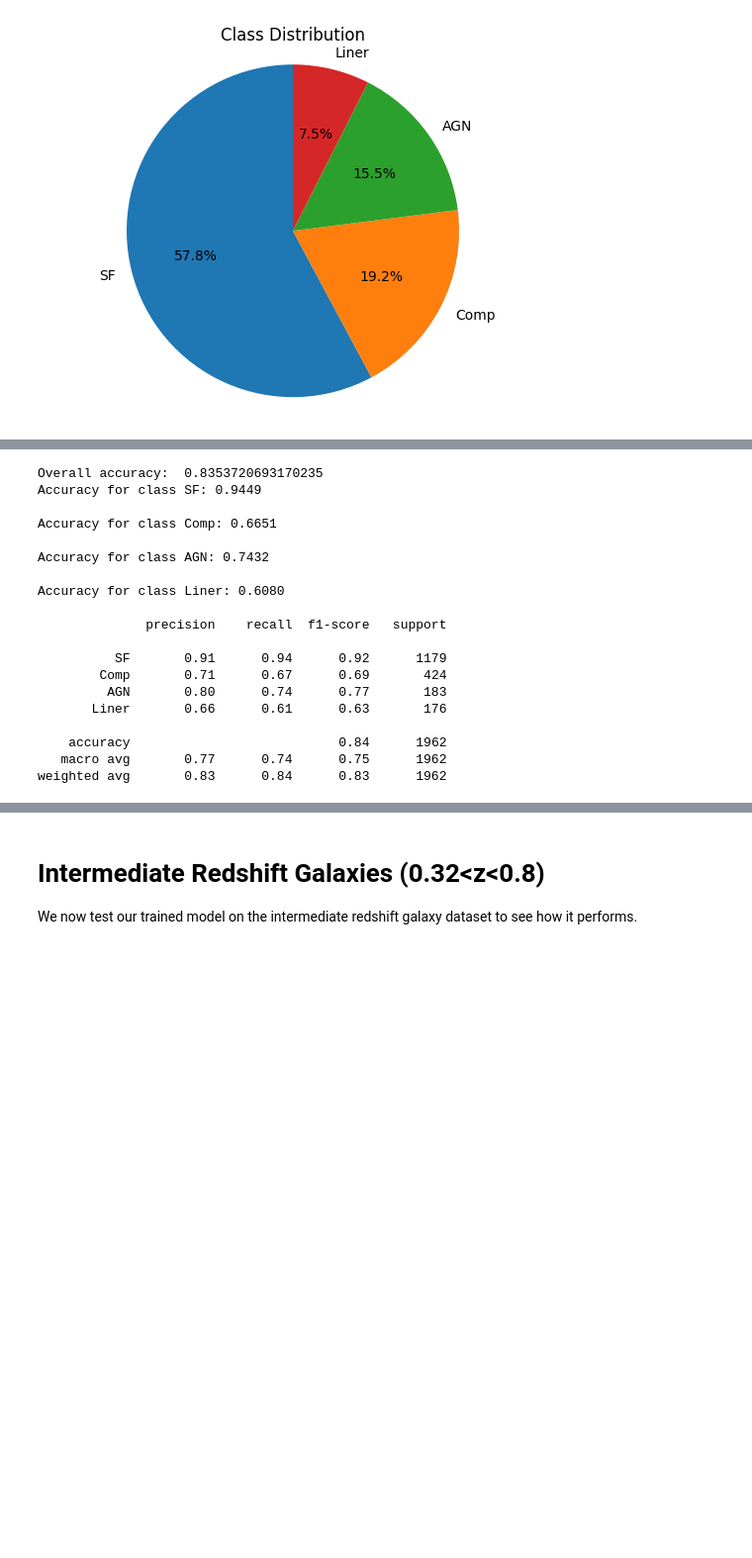
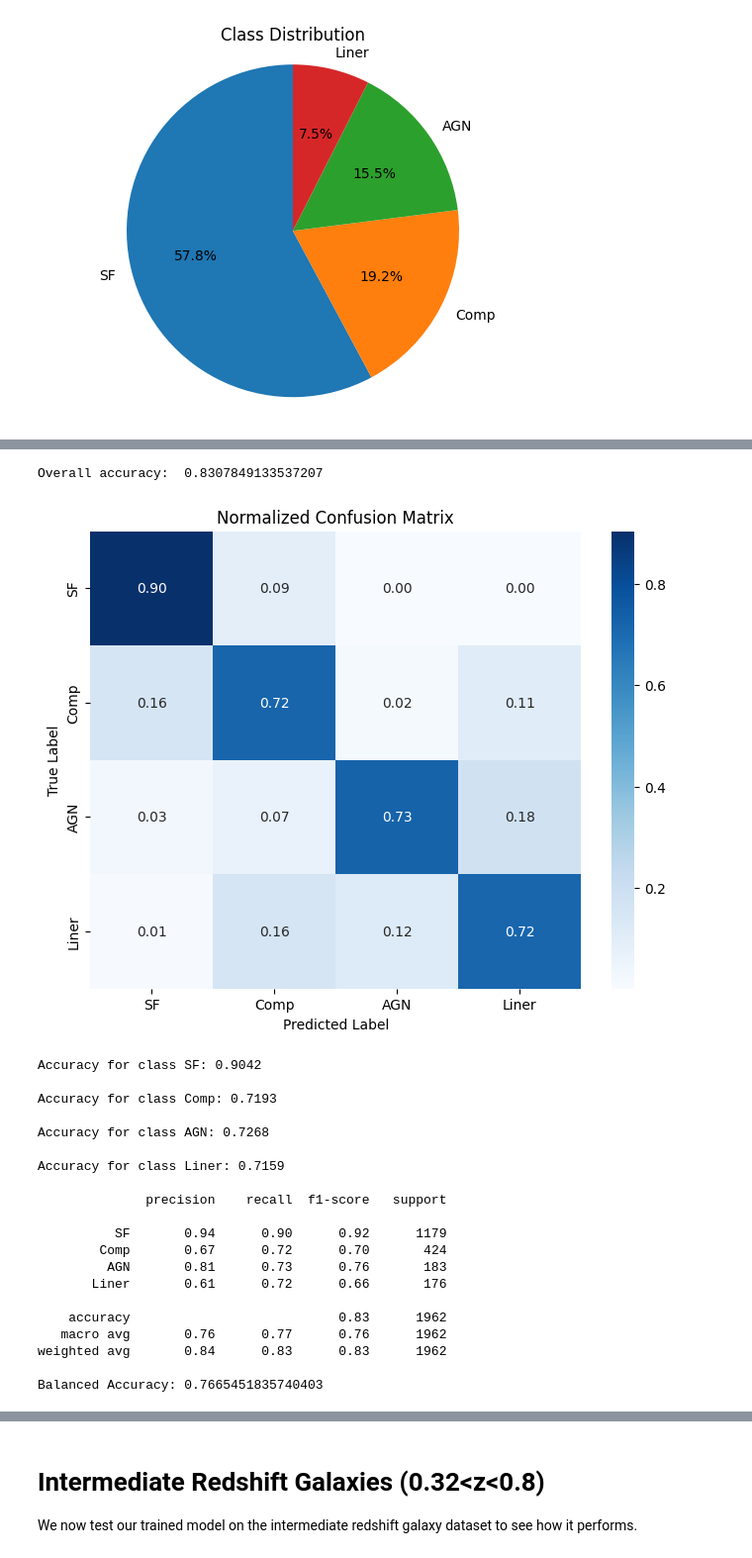
Before and after one commit to lorlo9999/DeepLearningProject, a Jupyter notebook: NeuralNetwork/NeuralNetwork.ipynb, the cells around one changed output, grey strips where cells are left out. Shown: that part at 99% size. Cells and saved outputs as stored; diff of their text form; code cells hidden in the pictures; blank space fills up the shorter version.

```diff
--- a/NeuralNetwork/NeuralNetwork.ipynb
+++ b/NeuralNetwork/NeuralNetwork.ipynb
@@ -147,44 +161,67 @@ pred = model.predict(X_test,verbose=0)
 # %%
+import seaborn as sns
+from sklearn.metrics import balanced_accuracy_score
+
+
 #calculate accuracy
 from sklearn.metrics import accuracy_score
 y_pred = np.argmax(pred, axis=1)
+y_pred = y_pred_adjusted
 y_true = np.argmax(y_test, axis=1)
 accuracy = accuracy_score(y_true, y_pred)
 print("Overall accuracy: ", accuracy)
 
 #calculate confusion matrix
 from sklearn.metrics import confusion_matrix
 cm = confusion_matrix(y_true, y_pred)
 #print(cm)
 
 per_class_accuracy = cm.diagonal() / cm.sum(axis=1)
 
+# Normalize confusion matrix
+cm_normalized = cm.astype('float') / cm.sum(axis=1)[:, np.newaxis]
+
+# Plot confusion matrix
+plt.figure(figsize=(8, 6))
+sns.heatmap(cm_normalized, annot=True, fmt=".2f", cmap="Blues", xticklabels=labels, yticklabels=labels)
+plt.xlabel("Predicted Label")
+plt.ylabel("True Label")
+plt.title("Normalized Confusion Matrix")
+plt.savefig("../plots/NN-confusion_matrix.png")
+plt.show()
+
 for i, acc in enumerate(per_class_accuracy):
     print(f"Accuracy for class {labels[i]}: {acc:.4f} \n")
 
 #calculate accuracy for each of the 4 classes
 from sklearn.metrics import classification_report
 print(classification_report(y_true, y_pred, target_names=labels))
+
+balanced_acc = balanced_accuracy_score(y_true, y_pred)
+print("Balanced Accuracy:", balanced_acc)
 # %% [output]
-Overall accuracy:  0.8353720693170235
-Accuracy for class SF: 0.9449
-
-Accuracy for class Comp: 0.6651
-
-Accuracy for class AGN: 0.7432
-
-Accuracy for class Liner: 0.6080
-
-              precision    recall  f1-score   support
-
-          SF       0.91      0.94      0.92      1179
-        Comp       0.71      0.67      0.69       424
-         AGN       0.80      0.74      0.77       183
-       Liner       0.66      0.61      0.63       176
-
-    accuracy                           0.84      1962
-   macro avg       0.77      0.74      0.75      1962
-weighted avg       0.83      0.84      0.83      1962
+Overall accuracy:  0.8307849133537207
+[figure, added]
+Accuracy for class SF: 0.9042
+
+Accuracy for class Comp: 0.7193
+
+Accuracy for class AGN: 0.7268
+
+Accuracy for class Liner: 0.7159
+
+              precision    recall  f1-score   support
+
+          SF       0.94      0.90      0.92      1179
+        Comp       0.67      0.72      0.70       424
+         AGN       0.81      0.73      0.76       183
+       Liner       0.61      0.72      0.66       176
+
+    accuracy                           0.83      1962
+   macro avg       0.76      0.77      0.76      1962
+weighted avg       0.84      0.83      0.83      1962
+
+Balanced Accuracy: 0.7665451835740403
 # %%
 from sklearn.metrics import roc_curve, auc
 import matplotlib.pyplot as plt
```
Also changed, not shown: parts of 10 cells of this notebook, 10 other files.
